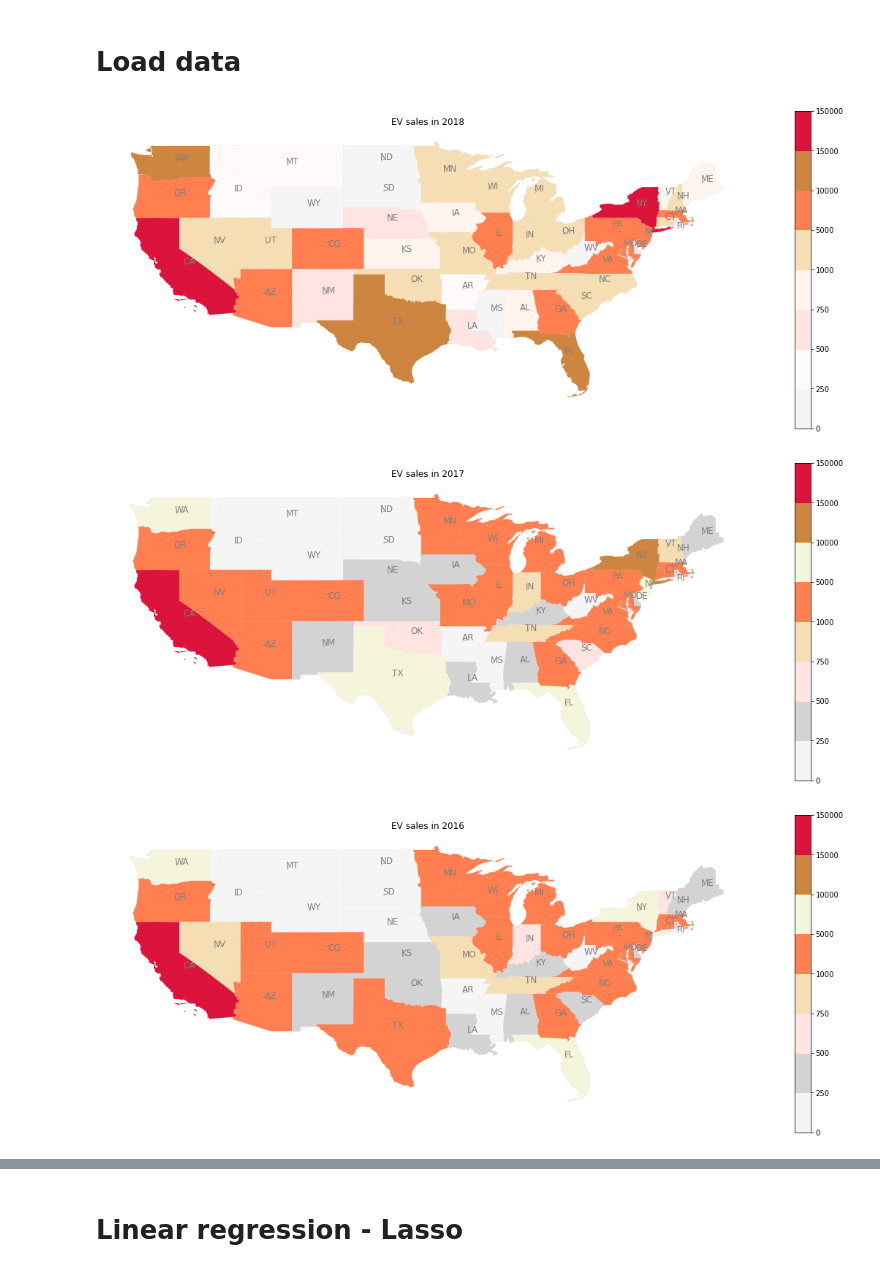
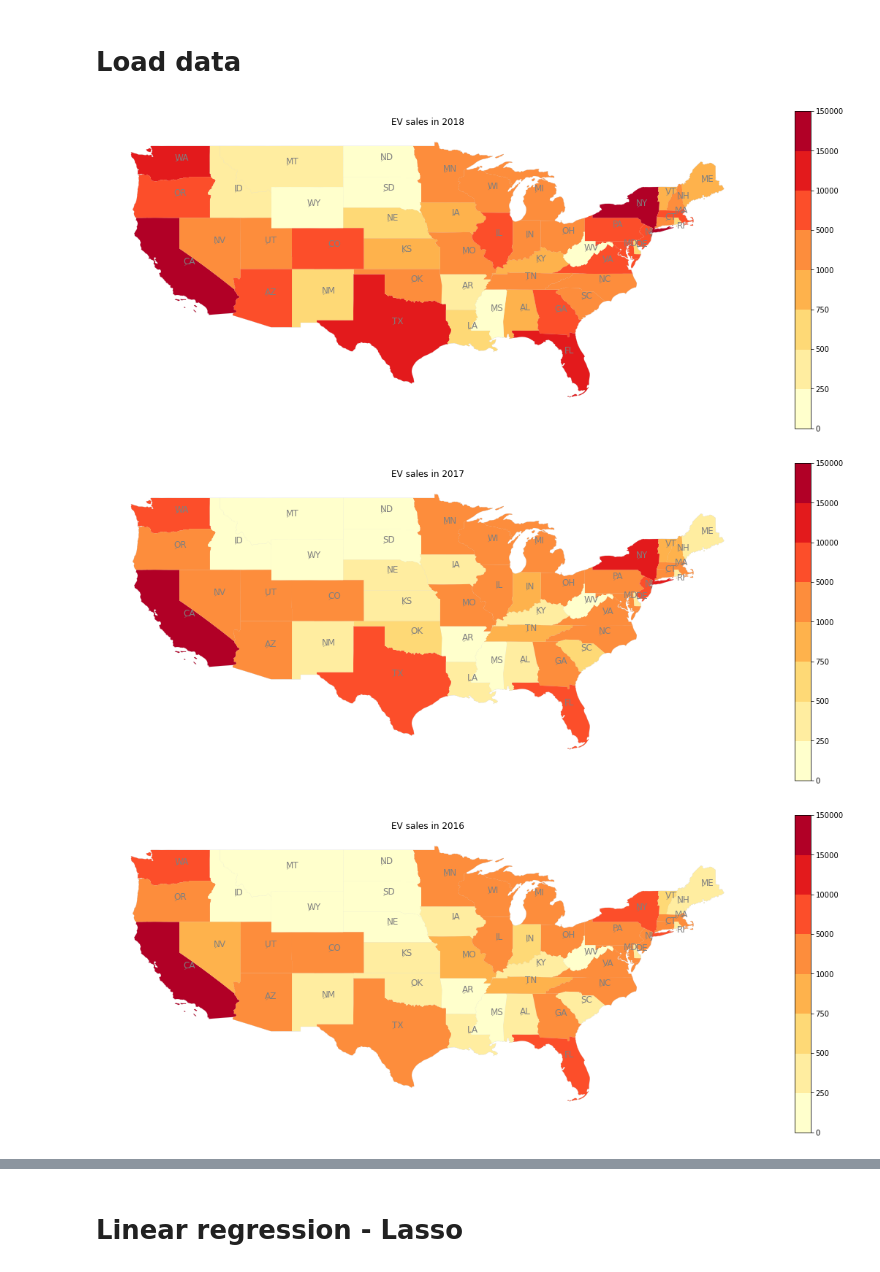
Before and after one commit to Disguiser23/ECE143-project-group11, a Jupyter notebook: data analysis and visualization_Dec10.ipynb, the cells around one changed output, grey strips where cells are left out. Cells and saved outputs as stored; diff of their text form; code cells hidden in the pictures.

Commit message:
change color scheme for us maps

```diff
--- a/data analysis and visualization_Dec10.ipynb
+++ b/data analysis and visualization_Dec10.ipynb
@@ -96,26 +96,27 @@ us_states_plot_points = us_states_plot.copy()
 us_states_plot_points.set_geometry("center", inplace = True)
 # %%
 from matplotlib.colors import BoundaryNorm, ListedColormap
-cmap = ListedColormap(["whitesmoke", "Snow", "mistyrose", "Seashell", "wheat", "coral", "peru","crimson"])
+cmap = ListedColormap(["#ffffcc", "#ffeda0", "#fed976", "#feb24c", "#fd8d3c", "#fc4e2a", "#e31a1c","#b10026"])
+
 bounds = [0,250,500,750,1000,5000,10000,15000,150000]
 norm = BoundaryNorm(bounds, cmap.N)
 texts = []
 ax = us_states_plot.geometry.plot(figsize = (20, 16), color = "whitesmoke", edgecolor = "lightgrey", linewidth = 0.5)
 for x, y, label in zip(us_states_plot_points.geometry.x, us_states_plot_points.geometry.y, us_states_plot_points["STUSPS"]):
     texts.append(plt.text(x, y, label, color='grey', fontsize = 12))
 aT.adjust_text(texts, force_points=0.3, force_text=1, expand_points=(1,1), expand_text=(1,1),
                arrowprops=dict(arrowstyle="-", color='grey', lw=0.5))
 us_states_plot.plot(column = 'EV Sales\n2018', legend_kwds={'shrink': 0.5}, legend=True, ax=ax, cmap=cmap, norm=norm)
 ax.axis('off')
 ax.set_title("EV sales in 2018")
 None
 f = plt.gcf()
 f.savefig('2018_sales.jpg')
 # %% [output]
-[figure, old version]
+[figure, new version]
 # %%
 from matplotlib.colors import BoundaryNorm, ListedColormap
-cmap = ListedColormap(["whitesmoke", "lightgrey", "mistyrose", "wheat", "coral", "beige", "peru","crimson"])
+cmap = ListedColormap(["#ffffcc", "#ffeda0", "#fed976", "#feb24c", "#fd8d3c", "#fc4e2a", "#e31a1c","#b10026"])
 bounds = [0,250,500,750,1000,5000,10000,15000,150000]
 norm = BoundaryNorm(bounds, cmap.N)
 texts = []
@@ -131,10 +132,10 @@ None
 f = plt.gcf()
 f.savefig('2017_sales.jpg')
 # %% [output]
-[figure, old version]
+[figure, new version]
 # %%
 from matplotlib.colors import BoundaryNorm, ListedColormap
-cmap = ListedColormap(["whitesmoke", "lightgrey", "mistyrose", "wheat", "coral", "beige", "peru","crimson"])
+cmap = ListedColormap(["#ffffcc", "#ffeda0", "#fed976", "#feb24c", "#fd8d3c", "#fc4e2a", "#e31a1c","#b10026"])
 bounds = [0,250,500,750,1000,5000,10000,15000,150000]
 norm = BoundaryNorm(bounds, cmap.N)
 texts = []
@@ -150,6 +151,6 @@ None
 f = plt.gcf()
 f.savefig('2016_sales.jpg')
 # %% [output]
-[figure, old version]
+[figure, new version]
 # %%
 from matplotlib.colors import BoundaryNorm, ListedColormap
```
Also changed, not shown: parts of 4 cells of this notebook, 7 other files.
